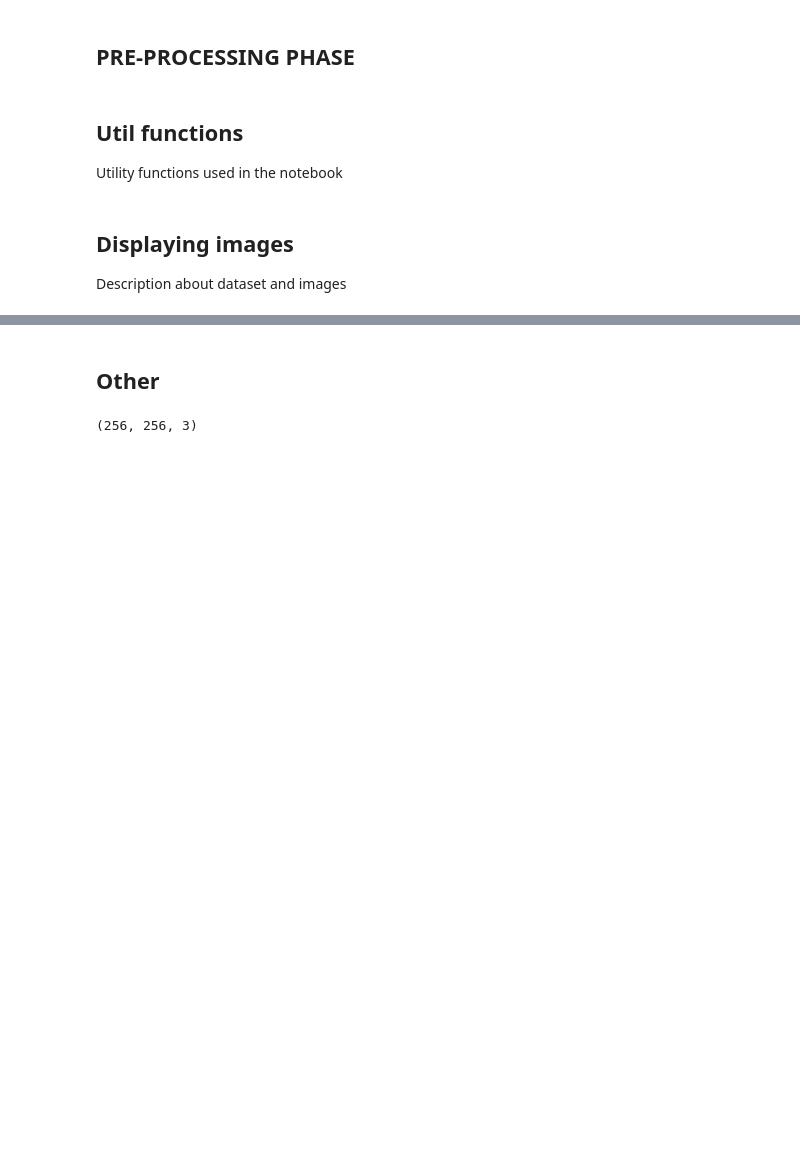
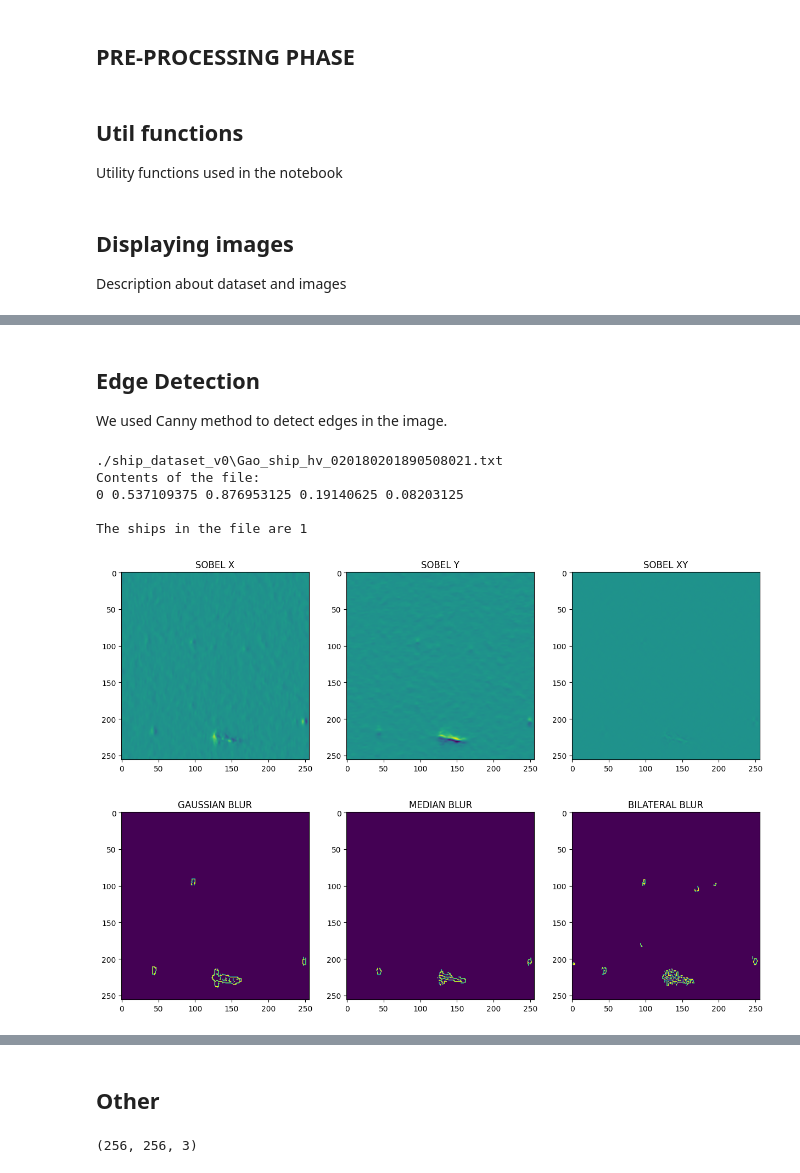
Before and after one commit to eboss-dev/progetto, a Jupyter notebook: project.ipynb, the cells around one changed output, grey strips where cells are left out. Drawn from its saved outputs; the diff is of its cells as text; code cells hidden in the pictures; blank space fills up the shorter version.

```diff
--- a/project.ipynb
+++ b/project.ipynb
@@ -110,0 +101,35 @@ Contents of the file:
+# %% [markdown]
+## Edge Detection
+
+We used Canny method to detect edges in the image.
+# %%
+file_txt = file_jpg[:-3] + 'txt'
+print(file_txt)
+with open(file_txt, 'r') as file:
+    file_content = file.read()
+    print("Contents of the file:")
+    print(file_content)
+    ships_cnt = len(file_content.splitlines())
+    print(f'The ships in the file are {ships_cnt}')
+
+# Sobel edge detection with median blur
+sobelx = cv2.Sobel(median_blur, ddepth=cv2.CV_64F, dx=1, dy=0, ksize=5)
+sobely = cv2.Sobel(median_blur, ddepth=cv2.CV_64F, dx=0, dy=1, ksize=5)
+sobelxy = cv2.Sobel(median_blur, ddepth=cv2.CV_64F, dx=1, dy=1, ksize=5)
+
+imshow_all(sobelx, sobely, sobelxy, titles=["SOBEL X",  "SOBEL Y", "SOBEL XY"])
+
+# Canny edge detection with gaussian, median, and bilateral blur
+canny_gaussian = cv2.Canny(gaussian_blur, 125, 175)
+canny_median = cv2.Canny(median_blur, 125, 175)
+canny_bilateral = cv2.Canny(bilateral_blur, 125, 175)
+
+imshow_all(canny_gaussian, canny_median, canny_bilateral, titles=["GAUSSIAN BLUR",  "MEDIAN BLUR", "BILATERAL BLUR"])
+# %% [output]
+./ship_dataset_v0\Gao_ship_hv_020180201890508021.txt
+Contents of the file:
+0 0.537109375 0.876953125 0.19140625 0.08203125
+
+The ships in the file are 1
+[figure, added]
+[figure, added]
```
Also changed, not shown: parts of 6 cells of this notebook.
